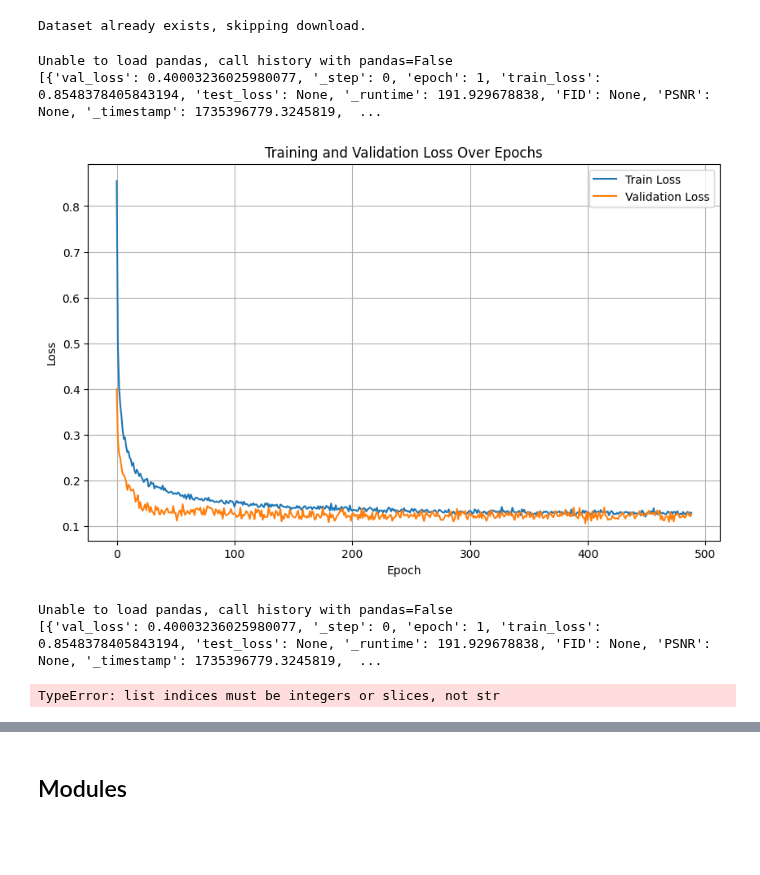
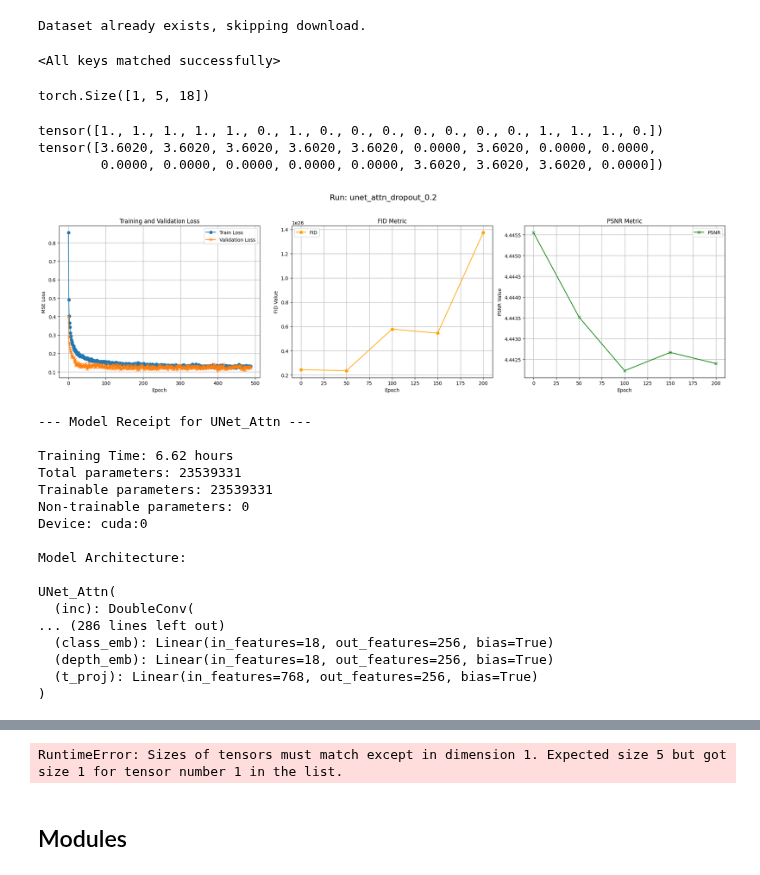
Before and after one commit to okaynils/fhnw-ds-vdl, a Jupyter notebook: notebook.ipynb, the cells around one changed output, grey strips where cells are left out. Cells and saved outputs as stored; diff of their text form; code cells hidden in the pictures; blank space fills up the shorter version.

Commit message:
added plotting of metrics to analyzer

```diff
--- a/notebook.ipynb
+++ b/notebook.ipynb
@@ -89,7 +45,0 @@ class Analyzer:
-# %%
-
-analyzer = Analyzer(model, device).plot('o6mtkrvr')
-# %% [output]
-Unable to load pandas, call history with pandas=False
-[{'val_loss': 0.40003236025980077, '_step': 0, 'epoch': 1, 'train_loss': 0.8548378405843194, 'test_loss': None, '_runtime': 191.929678838, 'FID': None, 'PSNR': None, '_timestamp': 1735396779.3245819,  ...
-[figure, removed]
@@ -96,13 +179,53 @@ Unable to load pandas, call history with pandas=False
 # %%
 import torch
+from core import UNet_Attn
+import copy
 
 device = torch.device('cuda' if torch.cuda.is_available() else 'cpu')
 
 model = UNet_Attn(num_classes=18, dropout_prob=0.2, device=device).to(device)
 ema_model = copy.deepcopy(model).eval().requires_grad_(False)
 
-ema_model.load_state_dict(torch.load('models/unet_attn_dropout_0.2_o6mtkrvr_ema.pth', map_location=device))
+ema_model.load_state_dict(torch.load('models/unet_attn_dropout_0.2_ema_o6mtkrvr.pth', map_location=device))
 # %% [output]
-Unable to load pandas, call history with pandas=False
-[{'val_loss': 0.40003236025980077, '_step': 0, 'epoch': 1, 'train_loss': 0.8548378405843194, 'test_loss': None, '_runtime': 191.929678838, 'FID': None, 'PSNR': None, '_timestamp': 1735396779.3245819,  ...
+<All keys matched successfully>
-TypeError: list indices must be integers or slices, not str
+# %%
+torch.randn(5, 18).unsqueeze(0).shape
+# %% [output]
+torch.Size([1, 5, 18])
+# %%
+class_vec = torch.randint(0, 2, (18,), dtype=torch.float32)
+# create depth vector of size 18 and put random numbers where class vector is 1
+depth_vec = torch.zeros(18, dtype=torch.float32)
+# random depth float value between 1 and 5
+random_depth_value = torch.rand(1) * 4 + 1
+depth_vec[class_vec == 1] = random_depth_value
+
+print(class_vec)
+print(depth_vec)
+analyzer = Analyzer(model, device)
+analyzer.plot('o6mtkrvr')
+analyzer.model_receipt()
+analyzer.sample_images('o6mtkrvr', class_vec, depth_vec)
+# %% [output]
+tensor([1., 1., 1., 1., 1., 0., 1., 0., 0., 0., 0., 0., 0., 0., 1., 1., 1., 0.])
+tensor([3.6020, 3.6020, 3.6020, 3.6020, 3.6020, 0.0000, 3.6020, 0.0000, 0.0000,
+        0.0000, 0.0000, 0.0000, 0.0000, 0.0000, 3.6020, 3.6020, 3.6020, 0.0000])
+[figure, added]
+--- Model Receipt for UNet_Attn ---
+
+Training Time: 6.62 hours
+Total parameters: 23539331
+Trainable parameters: 23539331
+Non-trainable parameters: 0
+Device: cuda:0
+
+Model Architecture:
+
+UNet_Attn(
+  (inc): DoubleConv(
+... (286 lines left out)
+  (class_emb): Linear(in_features=18, out_features=256, bias=True)
+  (depth_emb): Linear(in_features=18, out_features=256, bias=True)
+  (t_proj): Linear(in_features=768, out_features=256, bias=True)
+)
@@ -109,3 +233,4 @@ TypeError: list indices must be integers or slices, not str
+RuntimeError: Sizes of tensors must match except in dimension 1. Expected size 5 but got size 1 for tensor number 1 in the list.
 # %% [markdown]
 ## Modules
 # %%
```
Also changed, not shown: parts of 9 cells of this notebook, 2 other files.
